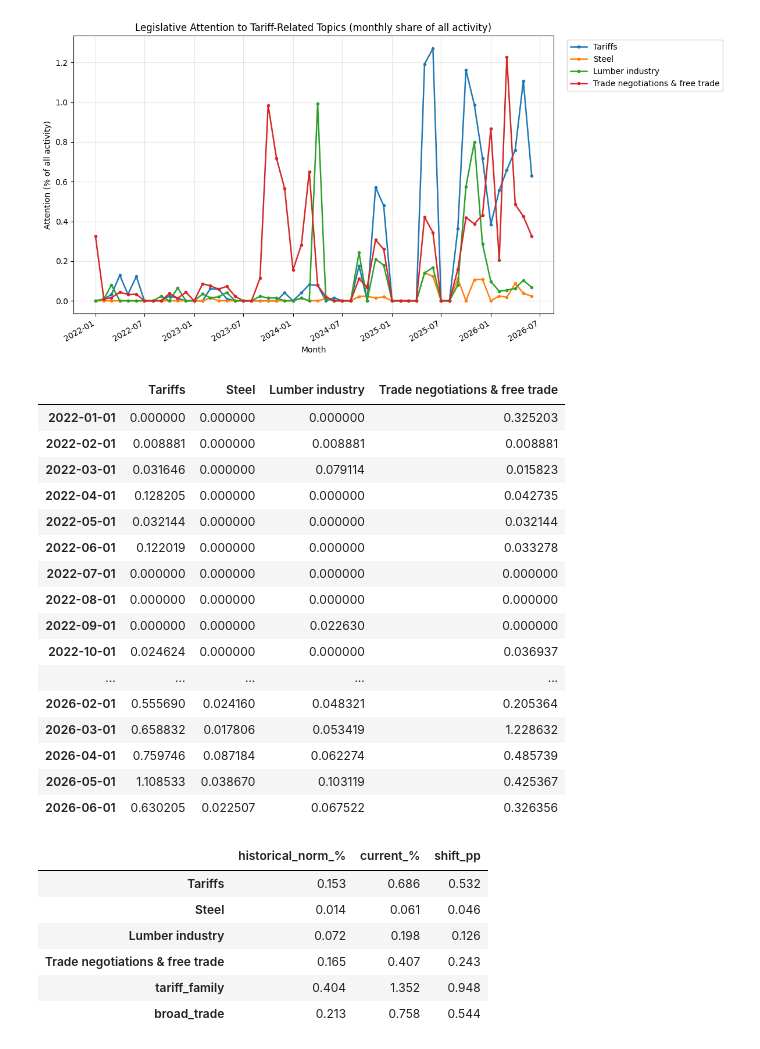
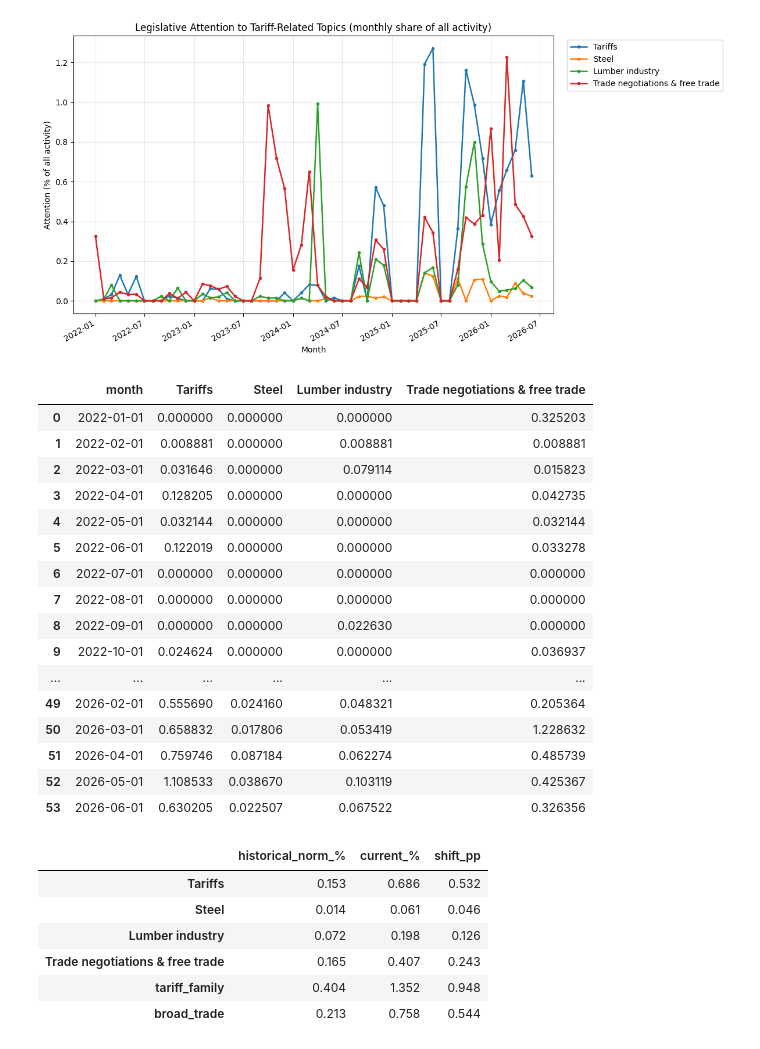
Before and after one commit to iotoAnalytics/goverlytics-ssac27, a Jupyter notebook: notebooks/hansard_analysis.ipynb, the cells around one changed output. Saved outputs shown, nothing was run; the diff lists cells and outputs as text; code cells hidden in the pictures.

```diff
--- a/notebooks/hansard_analysis.ipynb
+++ b/notebooks/hansard_analysis.ipynb
@@ -438,25 +459,25 @@ fig.autofmt_xdate(); plt.tight_layout(); plt.show()
 [figure]
 # %%
 # Monthly Tariff share dataframe
-share
+share.reset_index().rename(columns={"index": "month"})
 # %% [output]
-|  | Tariffs | Steel | Lumber industry | Trade negotiations & free trade |
-| 2022-01-01 | 0.000000 | 0.000000 | 0.000000 | 0.325203 |
-| 2022-02-01 | 0.008881 | 0.000000 | 0.008881 | 0.008881 |
-| 2022-03-01 | 0.031646 | 0.000000 | 0.079114 | 0.015823 |
-| 2022-04-01 | 0.128205 | 0.000000 | 0.000000 | 0.042735 |
-| 2022-05-01 | 0.032144 | 0.000000 | 0.000000 | 0.032144 |
-| 2022-06-01 | 0.122019 | 0.000000 | 0.000000 | 0.033278 |
-| 2022-07-01 | 0.000000 | 0.000000 | 0.000000 | 0.000000 |
-| 2022-08-01 | 0.000000 | 0.000000 | 0.000000 | 0.000000 |
-| 2022-09-01 | 0.000000 | 0.000000 | 0.022630 | 0.000000 |
-| 2022-10-01 | 0.024624 | 0.000000 | 0.000000 | 0.036937 |
-| ... | ... | ... | ... | ... |
-| 2026-02-01 | 0.555690 | 0.024160 | 0.048321 | 0.205364 |
-| 2026-03-01 | 0.658832 | 0.017806 | 0.053419 | 1.228632 |
-| 2026-04-01 | 0.759746 | 0.087184 | 0.062274 | 0.485739 |
-| 2026-05-01 | 1.108533 | 0.038670 | 0.103119 | 0.425367 |
-| 2026-06-01 | 0.630205 | 0.022507 | 0.067522 | 0.326356 |
+|  | month | Tariffs | Steel | Lumber industry | Trade negotiations & free trade |
+| 0 | 2022-01-01 | 0.000000 | 0.000000 | 0.000000 | 0.325203 |
+| 1 | 2022-02-01 | 0.008881 | 0.000000 | 0.008881 | 0.008881 |
+| 2 | 2022-03-01 | 0.031646 | 0.000000 | 0.079114 | 0.015823 |
+| 3 | 2022-04-01 | 0.128205 | 0.000000 | 0.000000 | 0.042735 |
+| 4 | 2022-05-01 | 0.032144 | 0.000000 | 0.000000 | 0.032144 |
+| 5 | 2022-06-01 | 0.122019 | 0.000000 | 0.000000 | 0.033278 |
+| 6 | 2022-07-01 | 0.000000 | 0.000000 | 0.000000 | 0.000000 |
+| 7 | 2022-08-01 | 0.000000 | 0.000000 | 0.000000 | 0.000000 |
+| 8 | 2022-09-01 | 0.000000 | 0.000000 | 0.022630 | 0.000000 |
+| 9 | 2022-10-01 | 0.024624 | 0.000000 | 0.000000 | 0.036937 |
+| ... | ... | ... | ... | ... | ... |
+| 49 | 2026-02-01 | 0.555690 | 0.024160 | 0.048321 | 0.205364 |
+| 50 | 2026-03-01 | 0.658832 | 0.017806 | 0.053419 | 1.228632 |
+| 51 | 2026-04-01 | 0.759746 | 0.087184 | 0.062274 | 0.485739 |
+| 52 | 2026-05-01 | 1.108533 | 0.038670 | 0.103119 | 0.425367 |
+| 53 | 2026-06-01 | 0.630205 | 0.022507 | 0.067522 | 0.326356 |
 # %%
 df["quarter"] = df["date"].dt.to_period("Q")
 last_q = df["quarter"].max()
```
Also changed, not shown: parts of 2 cells of this notebook, 5 other files.
